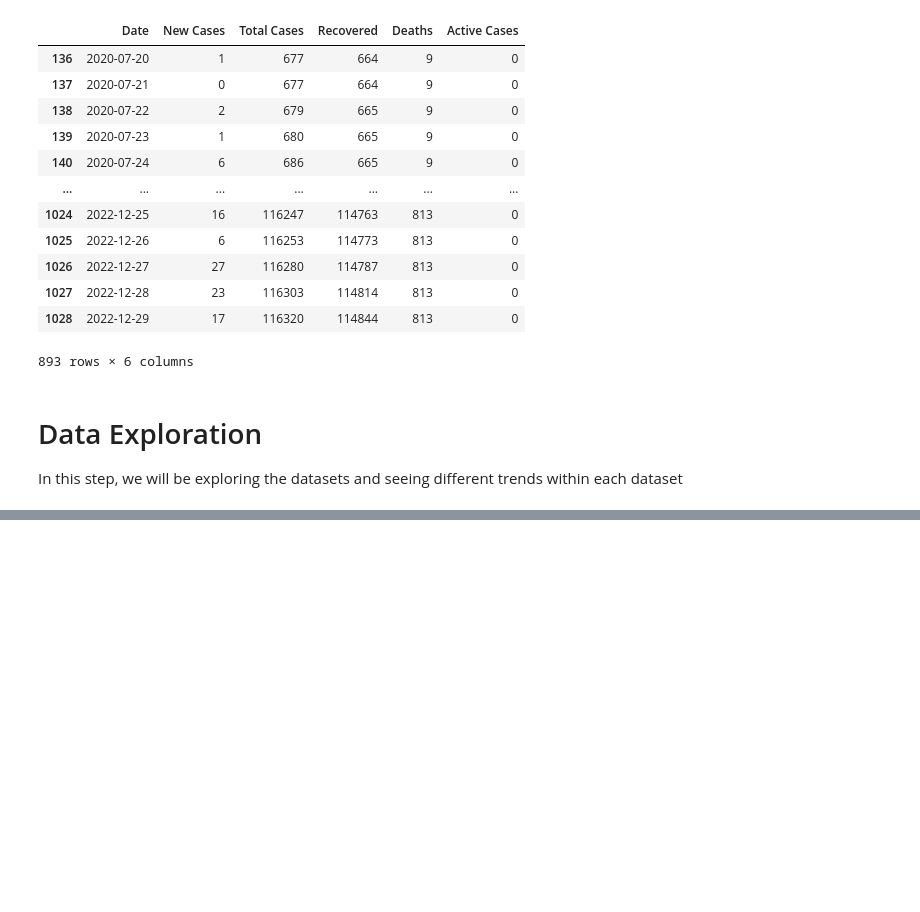
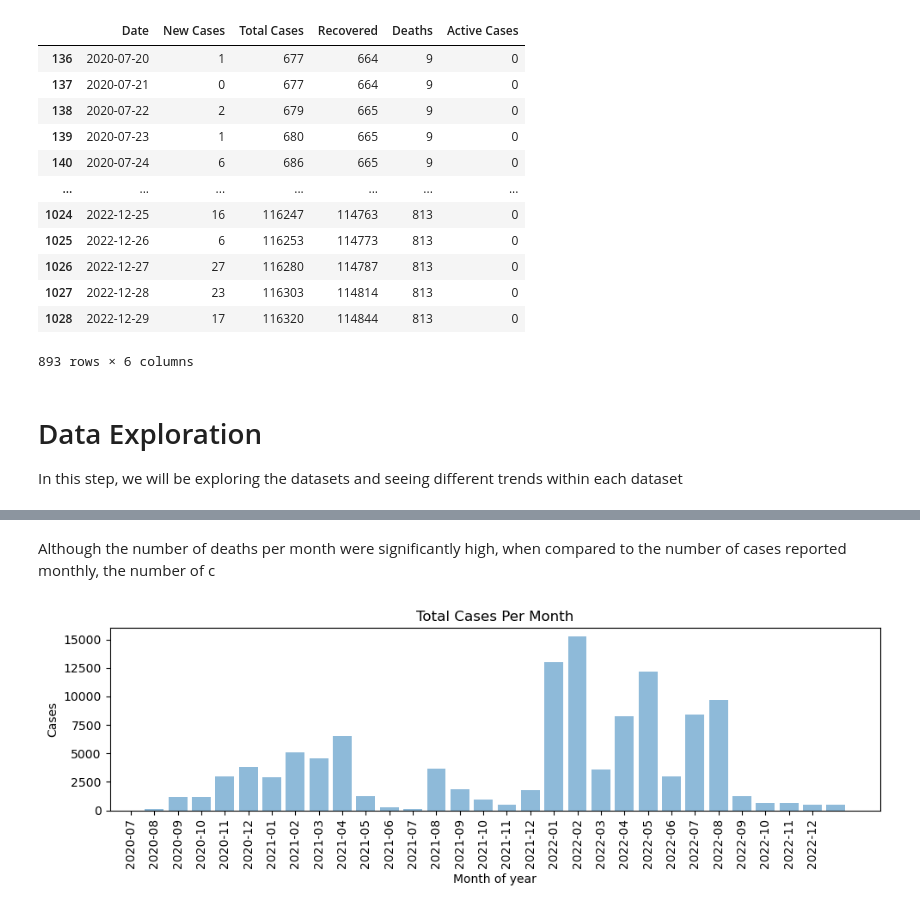
Before and after one commit to rob5194/Module9-Discussion, a Jupyter notebook: Discussion.ipynb, the cells around one changed output, grey strips where cells are left out. Saved outputs shown, nothing was run; the diff lists cells and outputs as text; code cells hidden in the pictures; blank space fills up the shorter version.

```diff
--- a/Discussion.ipynb
+++ b/Discussion.ipynb
@@ -154,0 +162,13 @@ MonthlyCovidCases_df
+# %% [markdown]
+Although the number of deaths per month were significantly high, when compared to the number of cases reported monthly, the number of c
+# %%
+plt.rcParams["figure.figsize"] = [10.00, 3.50]
+default_x_ticks = np.arange(len(MonthlyCovidCases_df))
+plt.bar(default_x_ticks+1, MonthlyCovidCases_df['New Cases'],align='center', alpha=0.5, label='Cases')
+plt.xticks(default_x_ticks, MonthlyCovidCases_df['YearMonth'], rotation='vertical')
+plt.ylabel('Cases')
+plt.xlabel('Month of year')
+plt.title('Total Cases Per Month')
+plt.show()
+# %% [output]
+[figure, added]
```
Also changed, not shown: parts of 11 cells of this notebook.
